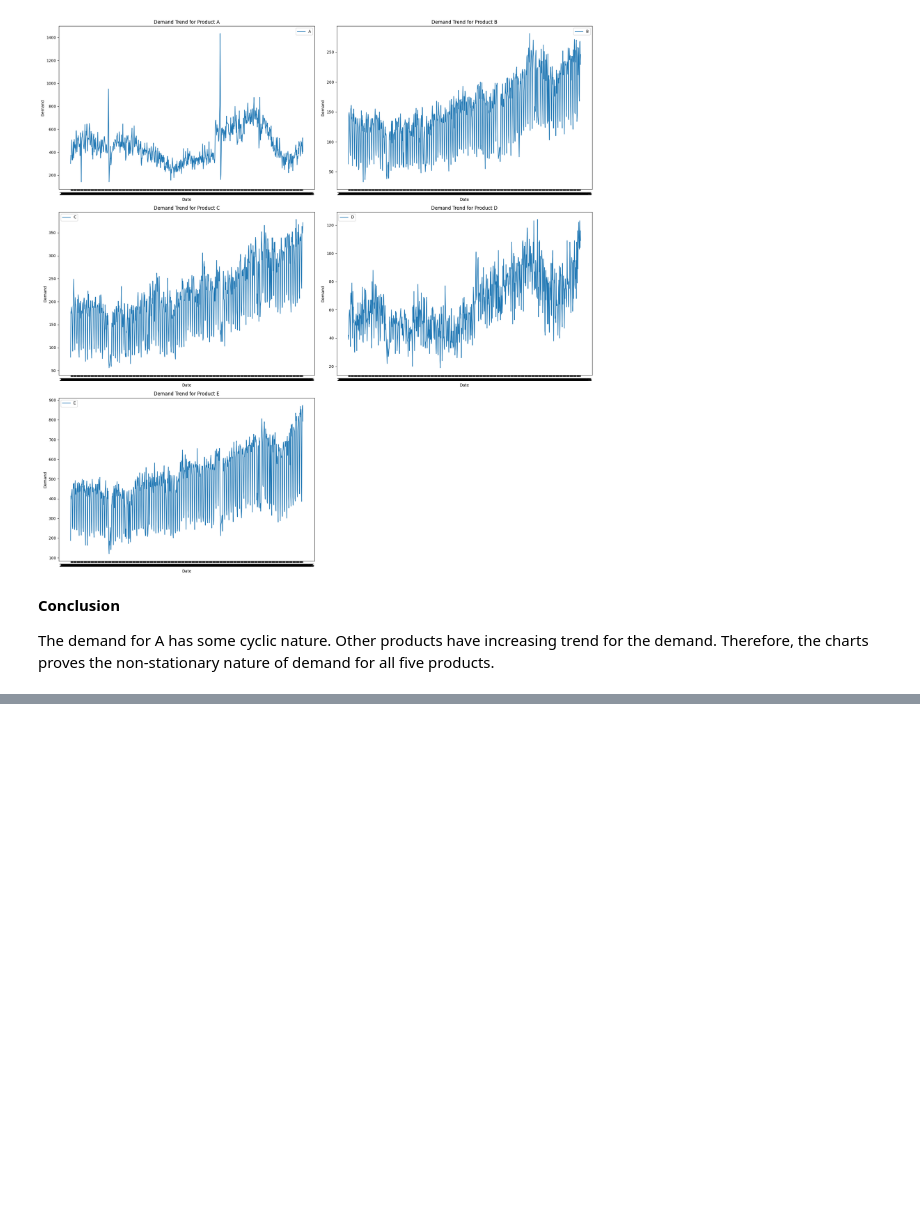
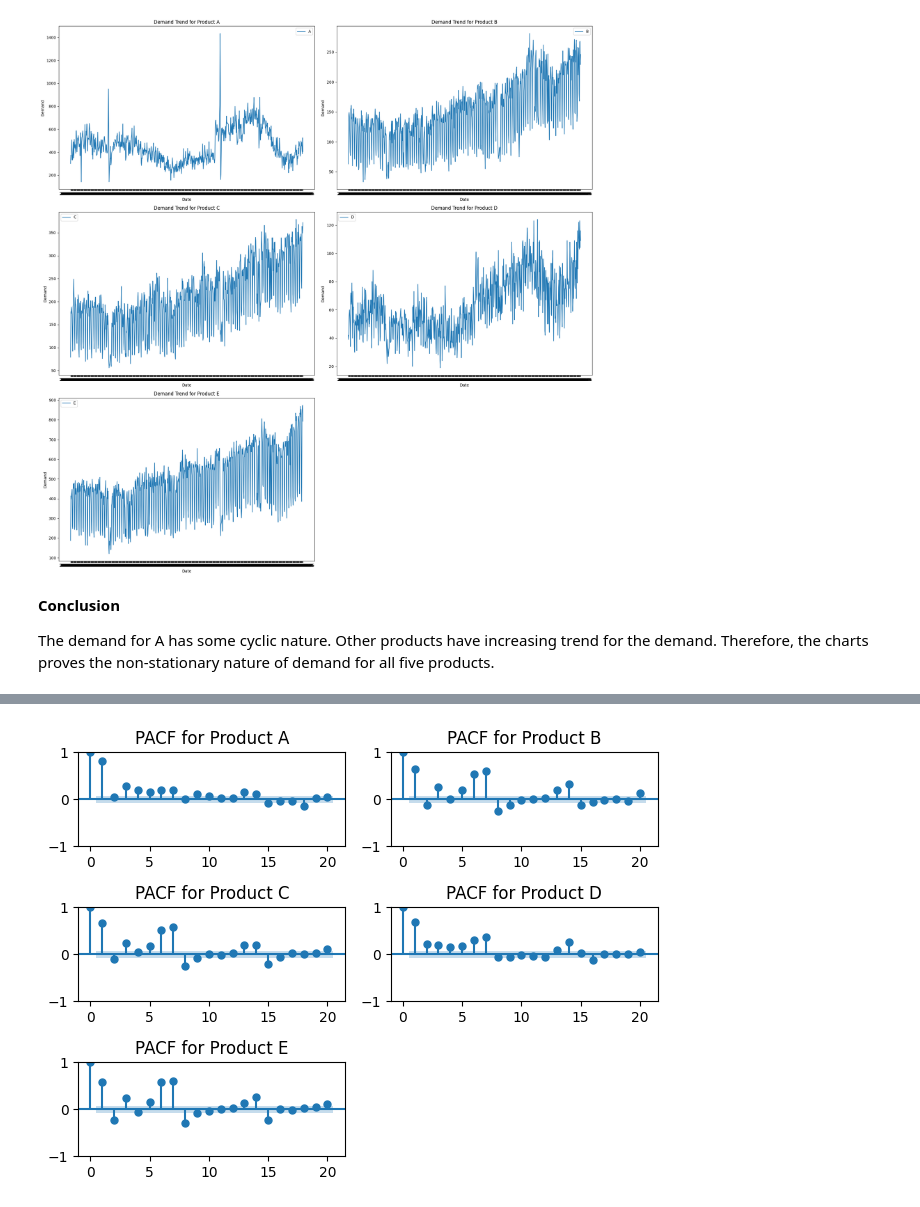
Before and after one commit to Nipuna-Tennakoon/sales-data-analysis, a Jupyter notebook: ts-analysis.ipynb, the cells around one changed output, grey strips where cells are left out. Cells and saved outputs as stored; diff of their text form; code cells hidden in the pictures; blank space fills up the shorter version.

```diff
--- a/ts-analysis.ipynb
+++ b/ts-analysis.ipynb
@@ -202,0 +240,9 @@ The demand for A has some cyclic nature. Other products have increasing trend fo
+# %%
+for i, column in enumerate(qty_pivot.columns[1:], 1):
+    plt.subplot(3, 2, i)
+    plot_pacf(qty_pivot[column], lags=20, ax=plt.gca())
+    plt.title(f'PACF for Product {column}')
+plt.tight_layout()
+plt.show()
+# %% [output]
+[figure, added]
```
Also changed, not shown: parts of 5 cells of this notebook, 1 other file.
